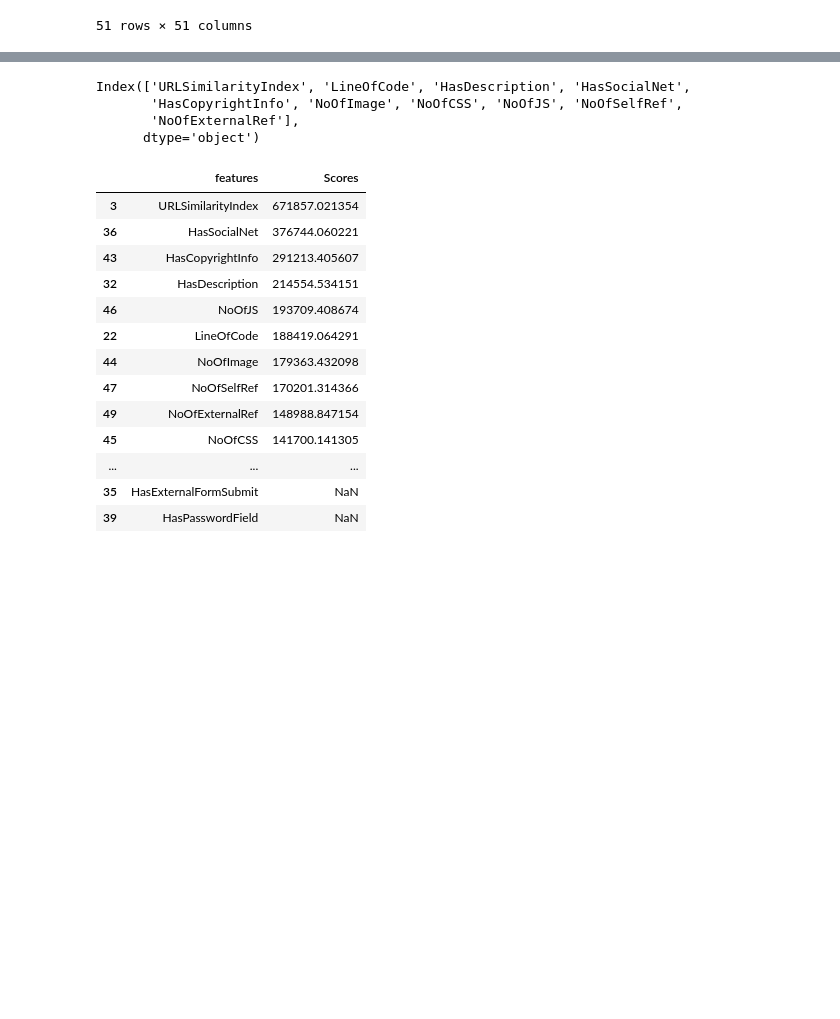
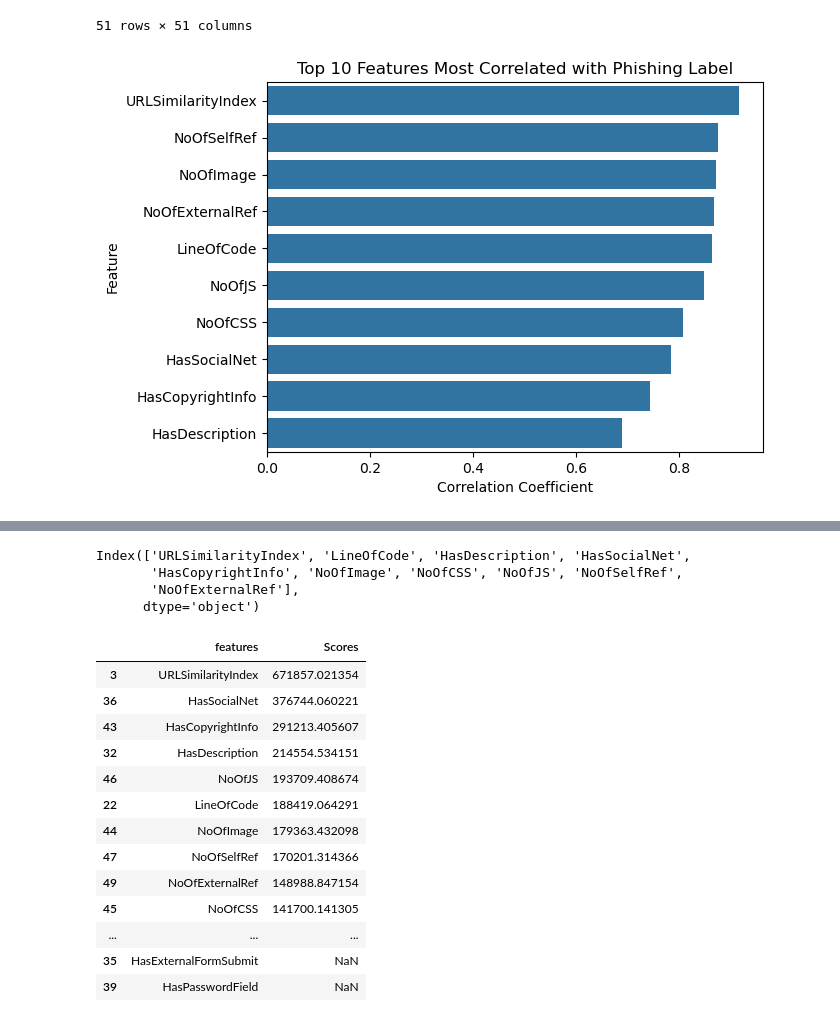
Before and after one commit to Gokulnhari/DSML-Main-Project, a Jupyter notebook: Phishing URL/PhishingURL.ipynb, the cells around one changed output, grey strips where cells are left out. Saved outputs shown, nothing was run; the diff lists cells and outputs as text; code cells hidden in the pictures; blank space fills up the shorter version.

```diff
--- a/Phishing URL/PhishingURL.ipynb
+++ b/Phishing URL/PhishingURL.ipynb
@@ -362,4 +345,13 @@ df1.corr()
 | NoOfExternalRef | -0.321873 | -0.152043 | NaN | 0.784609 | 0.375917 | 0.094898 | ... |
 | label | -0.417572 | -0.218202 | NaN | 0.917992 | 0.465107 | 0.104127 | ... |
 51 rows × 51 columns
+# %%
+top_corr = cor['label'].abs().sort_values(ascending=False)[1:11]
+sns.barplot(x=top_corr.values, y=top_corr.index)
+plt.title("Top 10 Features Most Correlated with Phishing Label")
+plt.xlabel("Correlation Coefficient")
+plt.ylabel("Feature")
+plt.show()
+# %% [output]
+[figure, added]
 # %%
```
Also changed, not shown: parts of 22 cells of this notebook, 2 other files.
